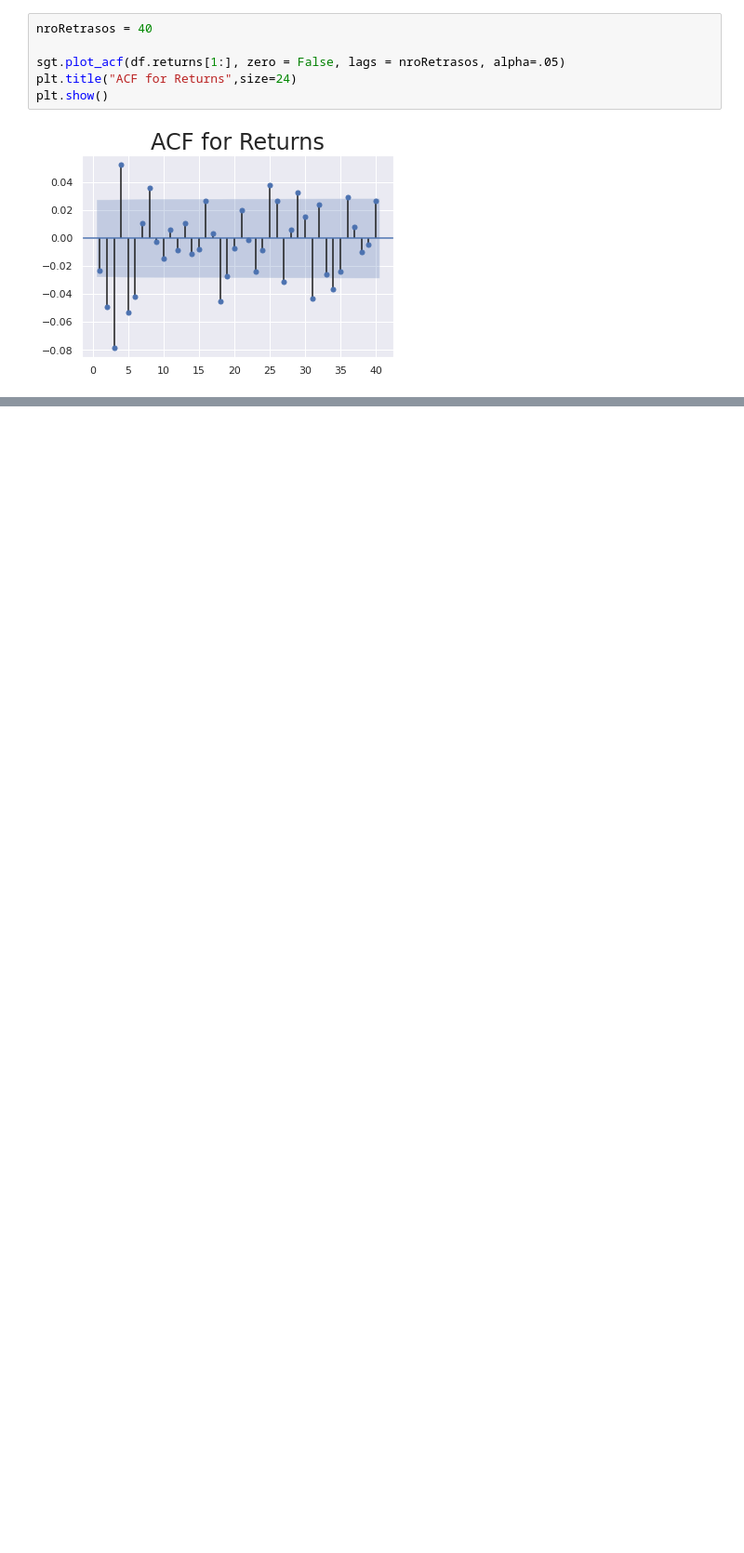
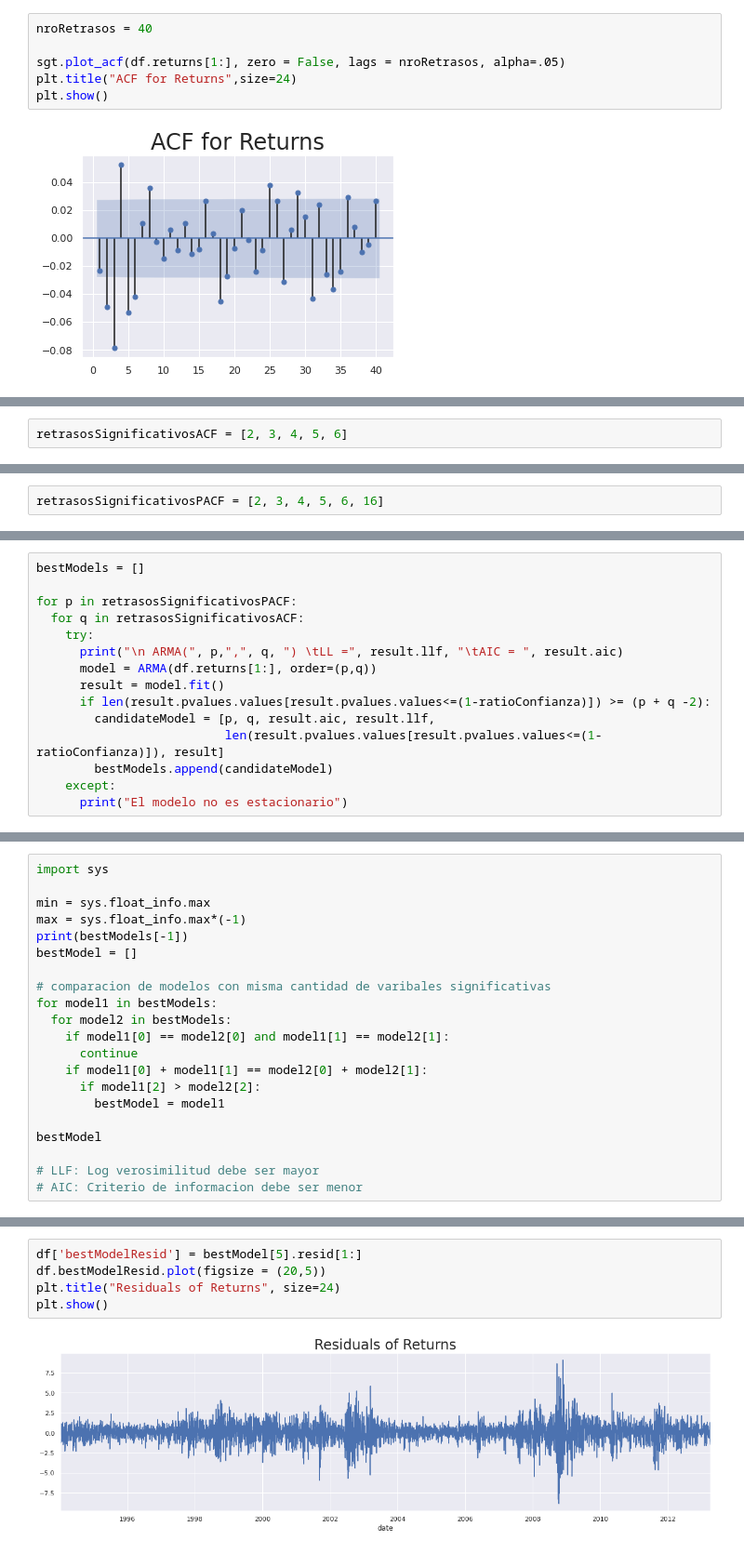
Before and after one commit to cccg8105/notebook_AD, a Jupyter notebook: template Series temporales/ARMA.ipynb, the cells around one changed output, grey strips where cells are left out. Shown at 93% size. Saved outputs shown, nothing was run; the diff lists cells and outputs as text; blank space fills up the shorter version.

```diff
--- a/template Series temporales/ARMA.ipynb
+++ b/template Series temporales/ARMA.ipynb
@@ -160,0 +171,2 @@ sgt.acf(df.returns[1:], unbiased=True, alpha=.05, nlags=nroRetrasos, fft=False)
+# %%
+retrasosSignificativosACF = [2, 3, 4, 5, 6]
@@ -160,0 +181,2 @@ sgt.acf(df.returns[1:], unbiased=True, alpha=.05, nlags=nroRetrasos, fft=False)
+# %%
+retrasosSignificativosPACF = [2, 3, 4, 5, 6, 16]
@@ -160,0 +185,15 @@ sgt.acf(df.returns[1:], unbiased=True, alpha=.05, nlags=nroRetrasos, fft=False)
+# %%
+bestModels = []
+
+for p in retrasosSignificativosPACF:
+  for q in retrasosSignificativosACF:
+    try:
+      print("\n ARMA(", p,",", q, ") \tLL =", result.llf, "\tAIC = ", result.aic)
+      model = ARMA(df.returns[1:], order=(p,q))
+      result = model.fit()
+      if len(result.pvalues.values[result.pvalues.values<=(1-ratioConfianza)]) >= (p + q -2):
+        candidateModel = [p, q, result.aic, result.llf,
+                          len(result.pvalues.values[result.pvalues.values<=(1-ratioConfianza)]), result]
+        bestModels.append(candidateModel)
+    except:
+      print("El modelo no es estacionario")
@@ -160,0 +218,21 @@ sgt.acf(df.returns[1:], unbiased=True, alpha=.05, nlags=nroRetrasos, fft=False)
+# %%
+import sys
+
+min = sys.float_info.max
+max = sys.float_info.max*(-1)
+print(bestModels[-1])
+bestModel = []
+
+# comparacion de modelos con misma cantidad de varibales significativas
+for model1 in bestModels:
+  for model2 in bestModels:
+    if model1[0] == model2[0] and model1[1] == model2[1]:
+      continue
+    if model1[0] + model1[1] == model2[0] + model2[1]:
+      if model1[2] > model2[2]:
+        bestModel = model1
+
+bestModel
+
+# LLF: Log verosimilitud debe ser mayor
+# AIC: Criterio de informacion debe ser menor
@@ -160,0 +249,7 @@ sgt.acf(df.returns[1:], unbiased=True, alpha=.05, nlags=nroRetrasos, fft=False)
+# %%
+df['bestModelResid'] = bestModel[5].resid[1:]
+df.bestModelResid.plot(figsize = (20,5))
+plt.title("Residuals of Returns", size=24)
+plt.show()
+# %% [output]
+[figure, added]
```
Also changed, not shown: parts of 16 cells of this notebook.
